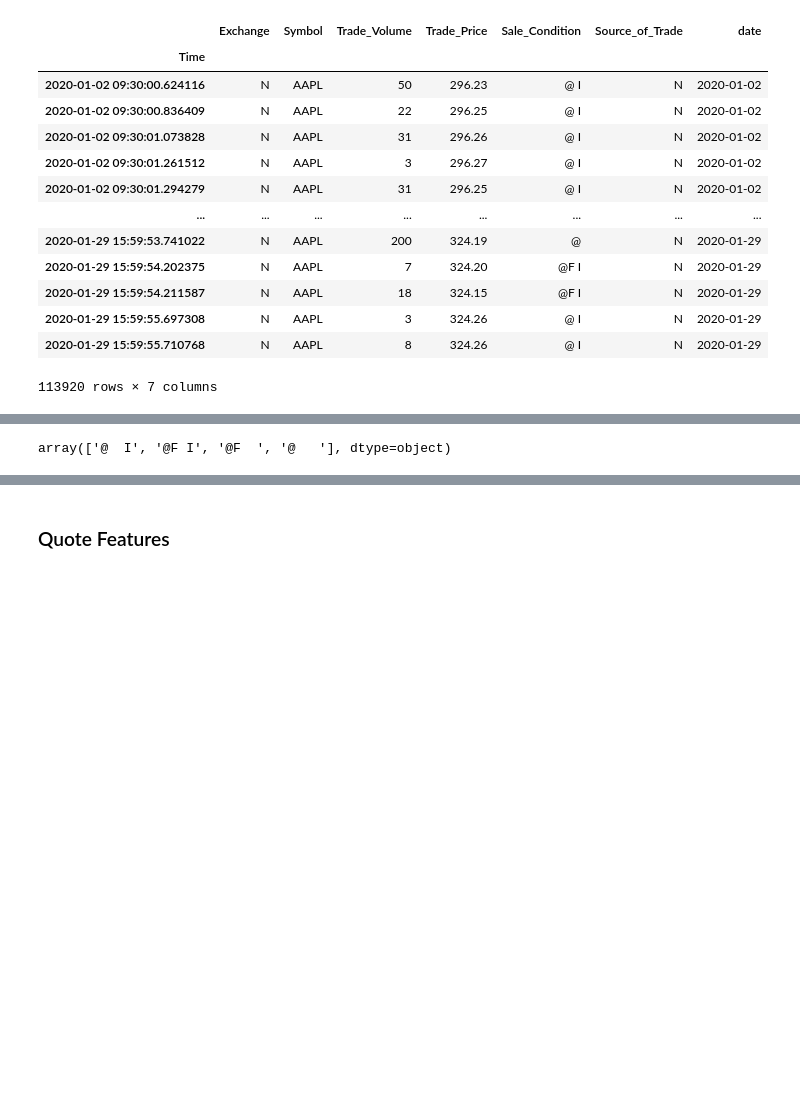
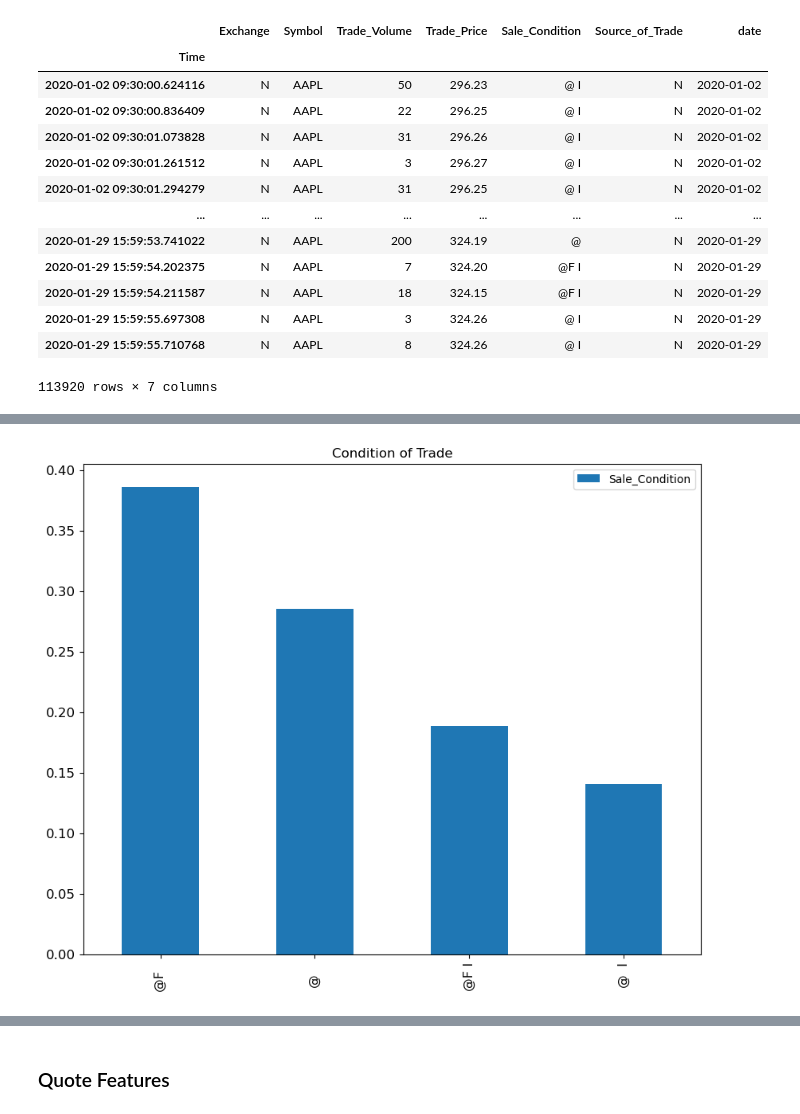
Before and after one commit to jasonbohne123/Kernel_Learning, a Jupyter notebook: Data_Analysis.ipynb, the cells around one changed output, grey strips where cells are left out. Saved outputs shown, nothing was run; the diff lists cells and outputs as text; code cells hidden in the pictures; blank space fills up the shorter version.

```diff
--- a/Data_Analysis.ipynb
+++ b/Data_Analysis.ipynb
@@ -15,6 +73,7 @@ sys.path.append(path)
 ### Trade Features
 # %%
 trades=pd.read_csv(f"{path}/data/AAPL_trades.csv")
+trades=clean_trades(trades)
 trades.index=trades['Time']
 trades=trades.drop(columns=trades.columns[:2])
 trades
@@ -36,4 +101,4 @@ trades
 # %%
-trades['Sale_Condition'].unique()
+ax = (trades['Sale_Condition'].value_counts()/trades.shape[0]).plot(kind='bar', title ="Condition of Trade", figsize=(10,8), legend=True, fontsize=12)
 # %% [output]
-array(['@  I', '@F I', '@F  ', '@   '], dtype=object)
+[figure, added]
```
Also changed, not shown: parts of 9 cells of this notebook.
